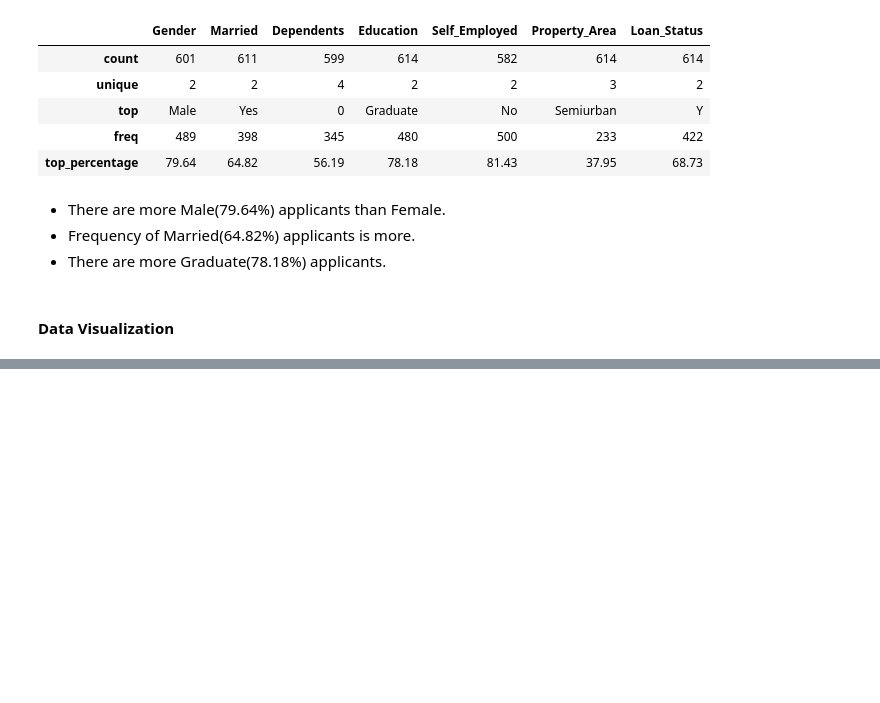
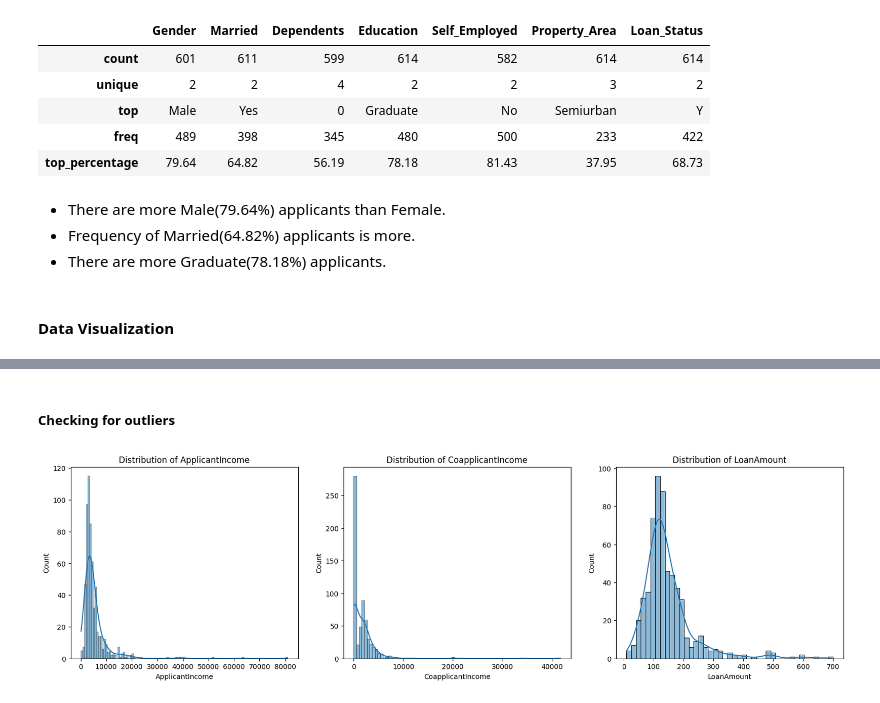
Before and after one commit to zoddtheimmortal/loan-prediction, a Jupyter notebook: loan-approval.ipynb, the cells around one changed output, grey strips where cells are left out. Drawn from its saved outputs; the diff is of its cells as text; code cells hidden in the pictures; blank space fills up the shorter version.

```diff
--- a/loan-approval.ipynb
+++ b/loan-approval.ipynb
@@ -152,0 +148,12 @@ plt.show()
+# %% [markdown]
+##### Checking for outliers
+# %%
+df = train[['ApplicantIncome', 'CoapplicantIncome', 'LoanAmount']]
+
+fig,ax = plt.subplots(1,3,figsize=(20,5))
+
+for i,features in enumerate(df):
+    sns.histplot(data=train,x=features,ax=ax[i],kde=True)
+    ax[i].set_title(f'Distribution of {features}')
+# %% [output]
+[figure, added]
```
Also changed, not shown: parts of 10 cells of this notebook.
